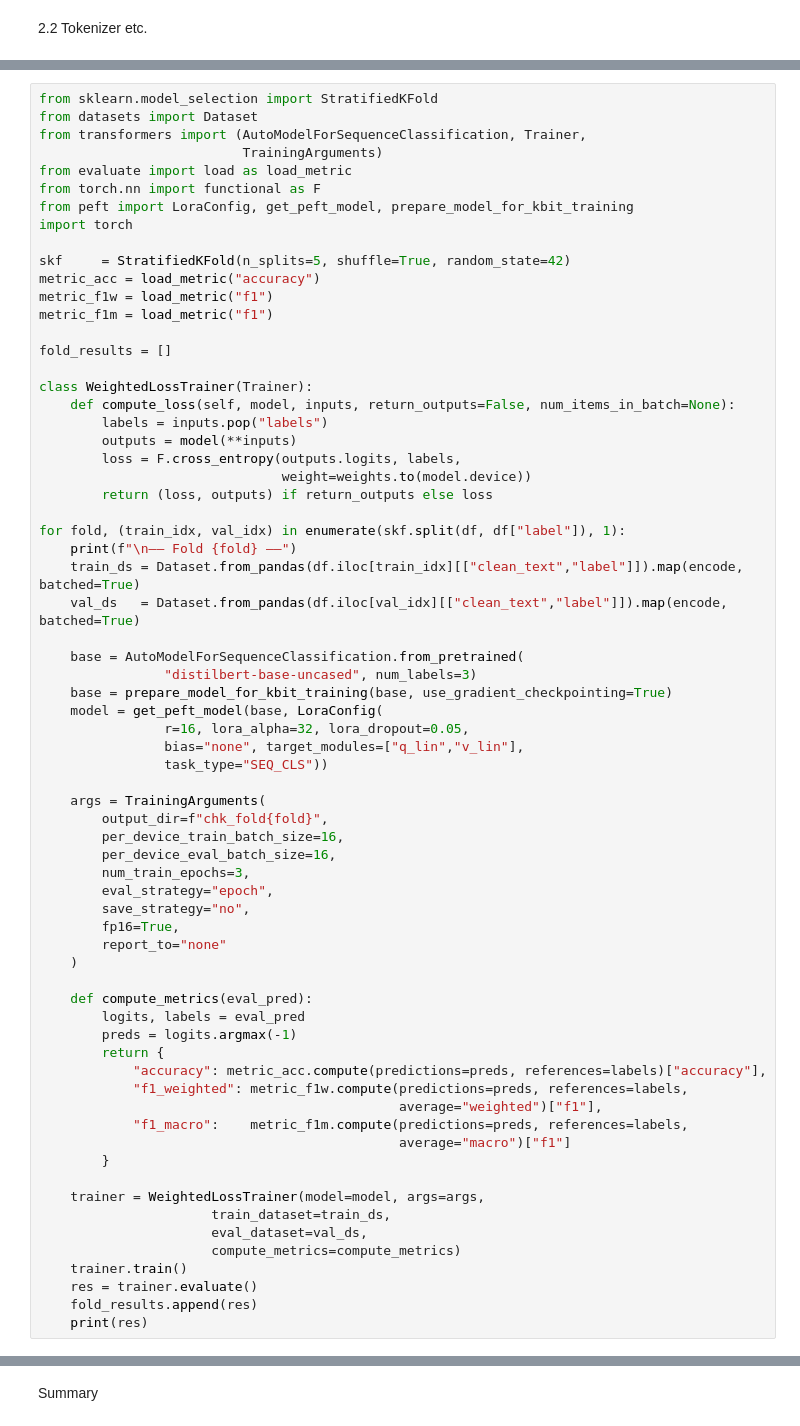
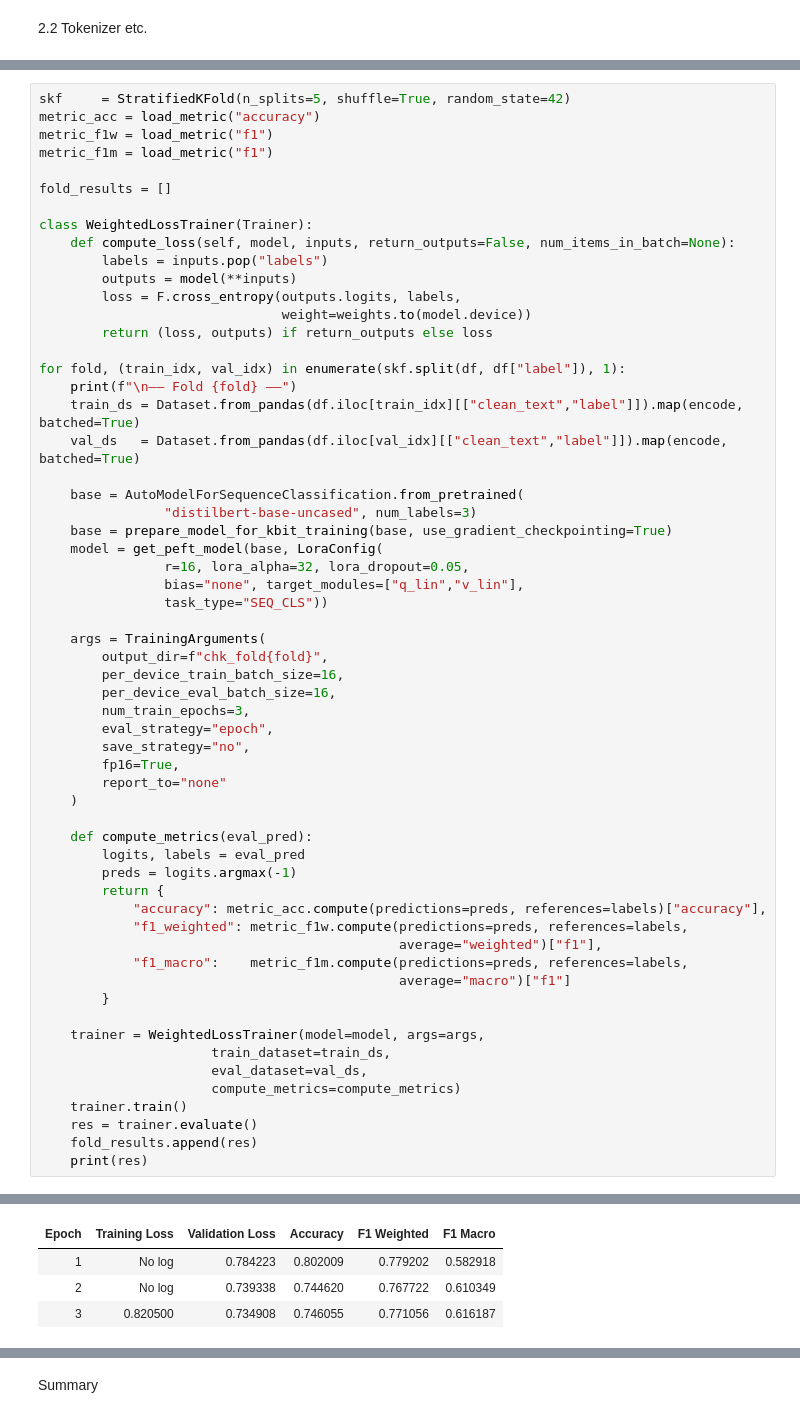
Before and after one commit to jgphelan/DellBERT, a Jupyter notebook: FusionTech.ipynb, the cells around one changed output, grey strips where cells are left out. Cells and saved outputs as stored; diff of their text form.

```diff
--- a/FusionTech.ipynb
+++ b/FusionTech.ipynb
@@ -247,13 +314,4 @@ def encode(batch):
 # %%
-from sklearn.model_selection import StratifiedKFold
-from datasets import Dataset
-from transformers import (AutoModelForSequenceClassification, Trainer,
-                          TrainingArguments)
-from evaluate import load as load_metric
-from torch.nn import functional as F
-from peft import LoraConfig, get_peft_model, prepare_model_for_kbit_training
-import torch
-
 skf     = StratifiedKFold(n_splits=5, shuffle=True, random_state=42)
 metric_acc = load_metric("accuracy")
 metric_f1w = load_metric("f1")
@@ -312,3 +370,4 @@ for fold, (train_idx, val_idx) in enumerate(skf.split(df, df["label"]), 1):
     res = trainer.evaluate()
     fold_results.append(res)
     print(res)
+# %% [output]
@@ -314,0 +379,4 @@ for fold, (train_idx, val_idx) in enumerate(skf.split(df, df["label"]), 1):
+| Epoch | Training Loss | Validation Loss | Accuracy | F1 Weighted | F1 Macro |
+| 1 | No log | 0.784223 | 0.802009 | 0.779202 | 0.582918 |
+| 2 | No log | 0.739338 | 0.744620 | 0.767722 | 0.610349 |
+| 3 | 0.820500 | 0.734908 | 0.746055 | 0.771056 | 0.616187 |
```
Also changed, not shown: parts of 15 cells of this notebook.
